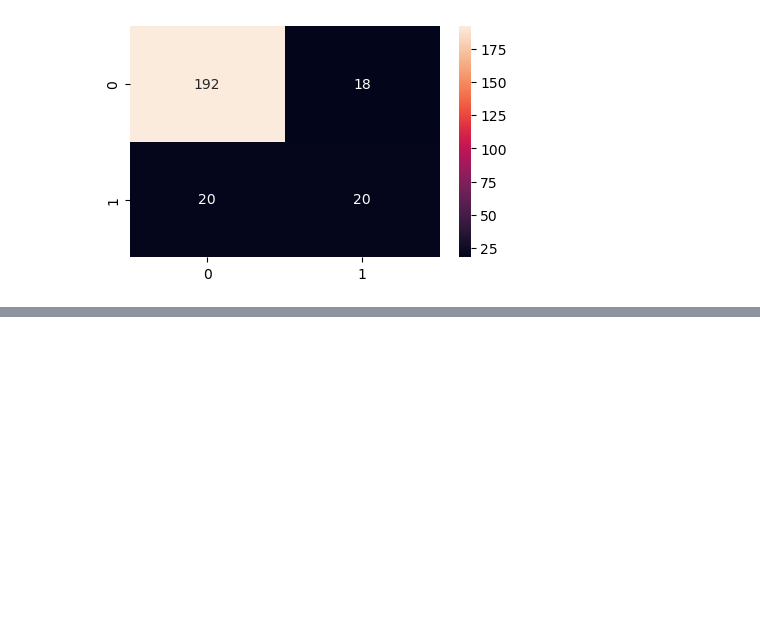
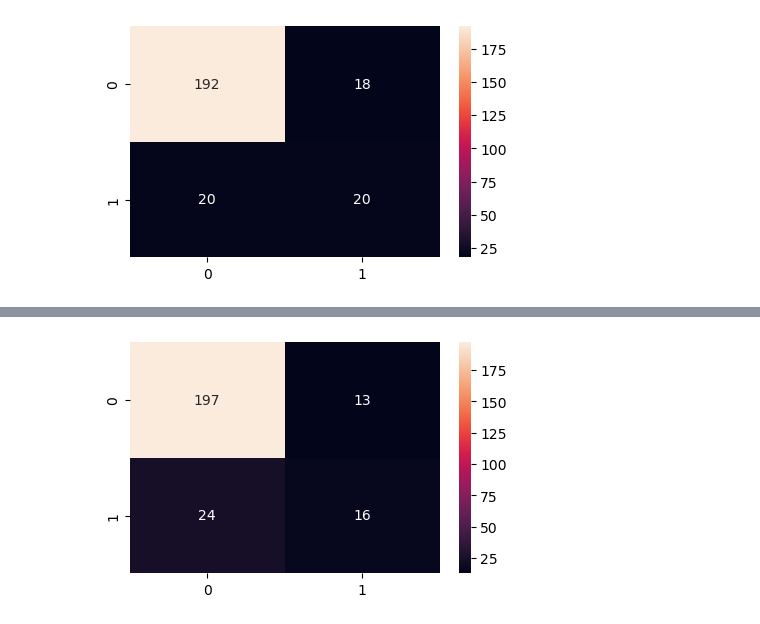
Before and after one commit to matheusabido/ai-employee-project, a Jupyter notebook: classificationmodel.ipynb, the cells around one changed output, grey strips where cells are left out. Saved outputs shown, nothing was run; the diff lists cells and outputs as text; code cells hidden in the pictures; blank space fills up the shorter version.

```diff
--- a/classificationmodel.ipynb
+++ b/classificationmodel.ipynb
@@ -99,7 +89,7 @@ Name: count, dtype: int64
 from sklearn.preprocessing import OneHotEncoder
 
 columns_to_encode = ['Department', 'EducationField', 'Gender', 'JobRole']
-ohe = OneHotEncoder(sparse_output=False)
+ohe = OneHotEncoder(sparse_output=False, handle_unknown='ignore')
 encoded_data = ohe.fit_transform(df[columns_to_encode])
 encoded_df = pd.DataFrame(encoded_data, columns=ohe.get_feature_names_out(columns_to_encode))
 df = pd.concat([df.drop(columns=columns_to_encode), encoded_df], axis=1)
@@ -464,3 +454,75 @@ print(classification_report(y_test, y_pred))
    macro avg       0.72      0.71      0.71       250
 weighted avg       0.84      0.85      0.85       250
 [figure]
+# %%
+from sklearn.pipeline import Pipeline
+from sklearn.compose import ColumnTransformer, make_column_selector
+from sklearn.preprocessing import FunctionTransformer, OneHotEncoder, StandardScaler
+from sklearn.model_selection import train_test_split
+from sklearn.metrics import confusion_matrix, classification_report
+import matplotlib.pyplot as plt
+import seaborn as sns
+import pandas as pd
+import numpy as np
+
+drop_columns = ['StandardHours', 'Over18', 'EmployeeCount', 'EmployeeNumber']
+
+dropper = FunctionTransformer(
+    func=pd.DataFrame.drop,
+    kw_args={'columns': drop_columns, 'errors': 'ignore'}
+)
+
+replacer = FunctionTransformer(
+    func=pd.DataFrame.replace,
+    kw_args={'to_replace': {
+        'OverTime': {'Yes': 1, 'No': 0},
+        'MaritalStatus': {'Single': 0, 'Divorced': 1, 'Married': 2},
+        'BusinessTravel': {'Non-Travel': 0, 'Travel_Rarely': 1, 'Travel_Frequently': 2}
+    }}
+)
+
+operacoes_features = """
+income_per_year_experience = MonthlyIncome / (TotalWorkingYears + 1)
+years_without_promotion_ratio = YearsSinceLastPromotion / (YearsAtCompany + 1)
+Total_Satisfaction = JobSatisfaction + EnvironmentSatisfaction + RelationshipSatisfaction + WorkLifeBalance
+Years_Per_Company = TotalWorkingYears / (NumCompaniesWorked + 1)
+Burnout_Risk = OverTime * (16 - Total_Satisfaction)
+Tenure_to_Age_Ratio = YearsAtCompany / Age
+Commute_Penalty = DistanceFromHome / (Total_Satisfaction + 1)
+"""
+
+feature_creator = FunctionTransformer(
+    func=pd.DataFrame.eval,
+    kw_args={'expr': operacoes_features}
+)
+
+preprocessor = ColumnTransformer(
+    transformers=[
+        ('cat', OneHotEncoder(handle_unknown='ignore', sparse_output=False), make_column_selector(dtype_include=object)),
+        ('num', StandardScaler(), make_column_selector(dtype_include=np.number)),
+    ]
+)
+
+pipeline = Pipeline(steps=[
+    ('dropper', dropper),
+    ('replacer', replacer),
+    ('feature_engineering', feature_creator),
+    ('preprocessor', preprocessor),
+    ('model', best_xgb)
+])
+
+df = pd.read_csv('./employee_data.csv')
+df['Attrition'] = df['Attrition'].map({'Yes': 1, 'No': 0})
+
+X = df.drop('Attrition', axis=1)
+y = df['Attrition']
+X_train, X_test, y_train, y_test = train_test_split(X, y, test_size=0.2, random_state=42, stratify=y)
+
+pipeline.fit(X_train, y_train)
+
+y_pred = pipeline.predict(X_test)
+final_cm = confusion_matrix(y_test, y_pred)
+plt.figure(figsize=(5,3))
+sns.heatmap(final_cm, annot=True, fmt='g')
+print(classification_report(y_test, y_pred))
+# %% [output]
@@ -466,0 +537 @@ weighted avg       0.84      0.85      0.85       250
+[figure, added]
```
Also changed, not shown: parts of 4 cells of this notebook, 2 other files.
